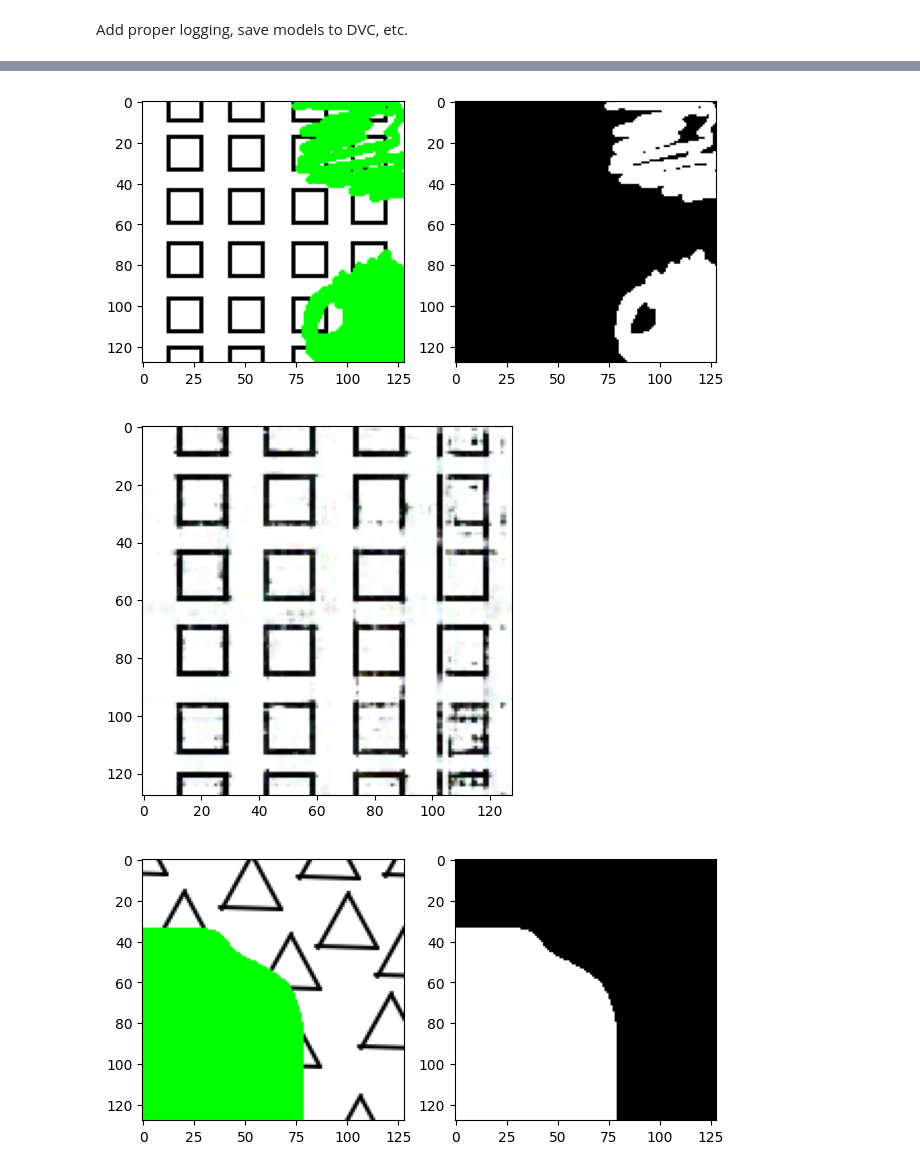
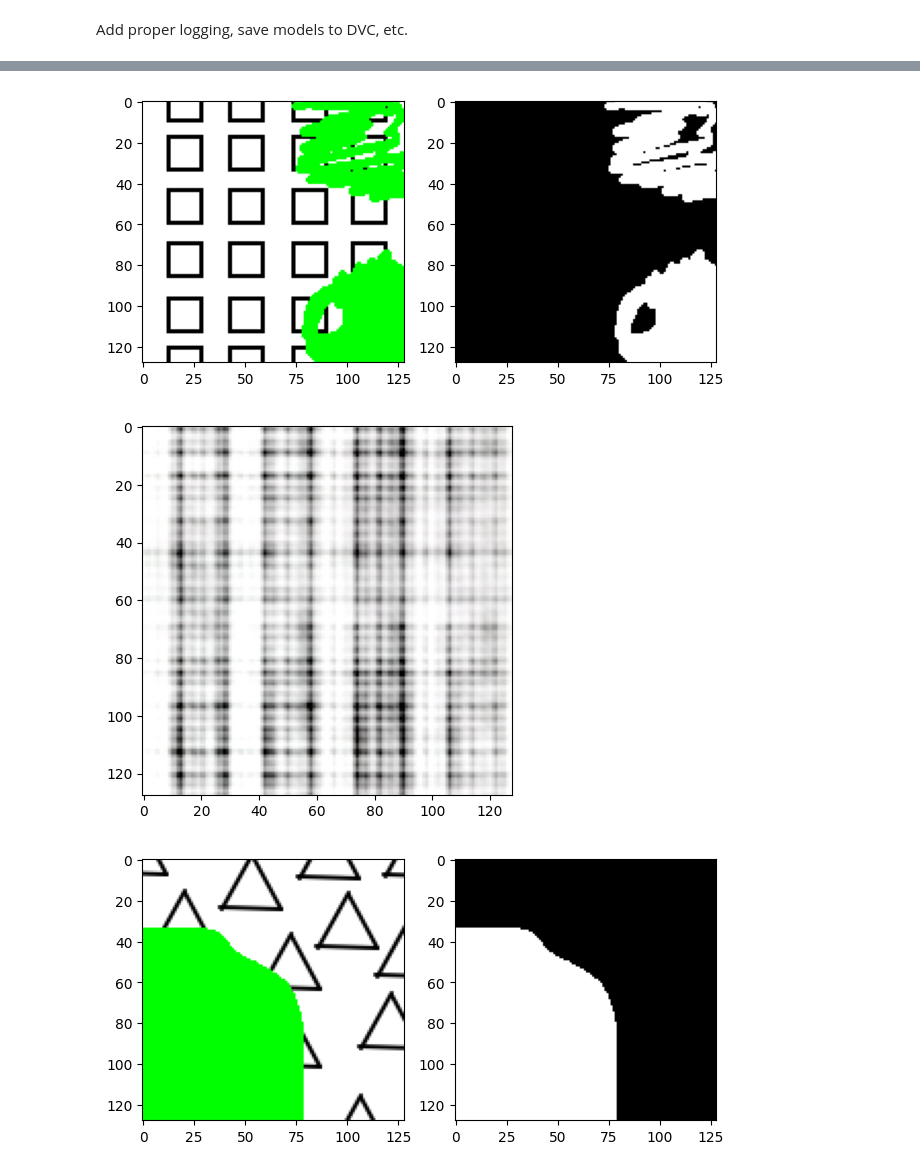
Before and after one commit to WideLearning/Vermicelli, a Jupyter notebook: deep/test.ipynb, the cells around one changed output, grey strips where cells are left out. Saved outputs shown, nothing was run; the diff lists cells and outputs as text; code cells hidden in the pictures.

```diff
--- a/deep/test.ipynb
+++ b/deep/test.ipynb
@@ -23,7 +23,8 @@ store.plot(3)
 [figure]
 [figure]
 # %%
-dl = t.utils.data.DataLoader(store, batch_size=64, shuffle=True, num_workers=2)
+dl = t.utils.data.DataLoader(store, batch_size=64, shuffle=True, num_workers=4)
+val_d = t.utils.data.DataLoader(store, batch_size=128, shuffle=False, num_workers=4)
 # %%
 from models import ResMLP, BiResMLP, PointModel
 
@@ -33,10 +34,17 @@ model = PointModel(
     input_size=43,
     hidden_size=64,
     output_size=3,
-    n_layers=20,
+    n_layers=10,
 )
-trainer = pl.Trainer(max_epochs=4)
-trainer.fit(model, dl)
+trainer = pl.Trainer(
+    logger=DVCLiveLogger(
+        log_model=True,
+        # run_name="",
+    ),
+    check_val_every_n_epoch=5,
+    max_epochs=100,
+)
+trainer.fit(model, train_dataloaders=dl, val_dataloaders=val_dl)
 # %% [output]
 GPU available: False, used: False
 TPU available: False, using: 0 TPU cores
@@ -55,3 +66,0 @@ HPU available: False, using: 0 HPUs
-# %%
-trainer = pl.Trainer(max_epochs=4)
-trainer.fit(model, dl)
@@ -73,6 +67,7 @@ HPU available: False, using: 0 HPUs
 # %% [markdown]
 Add proper logging, save models to DVC, etc.
 # %%
+model.on_validation_epoch_start()
 for i in range(4):
     store.plot(i)
     store.predictions(model, i)
@@ -84,3 +79,3 @@ for i in range(4):
 [figure]
-[figure, old version]
+[figure, new version]
 [figure]
```
Also changed, not shown: parts of 3 cells of this notebook, 5 other files.
